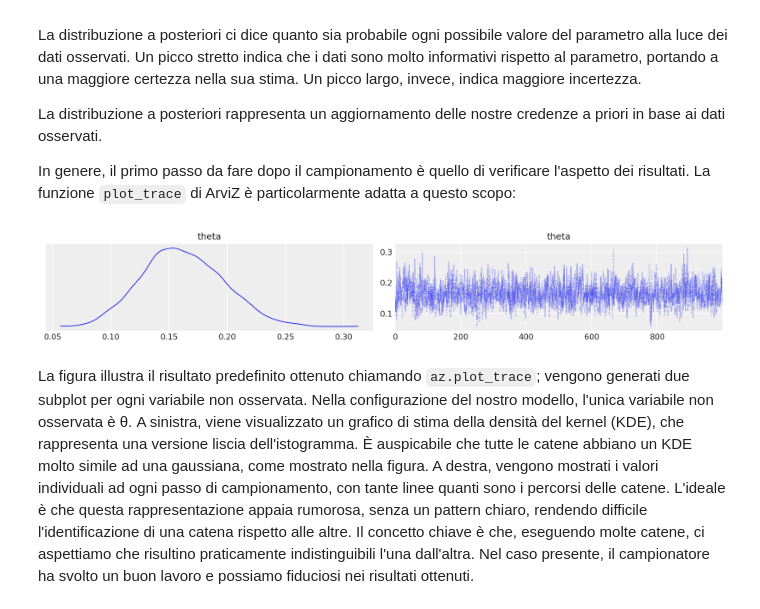
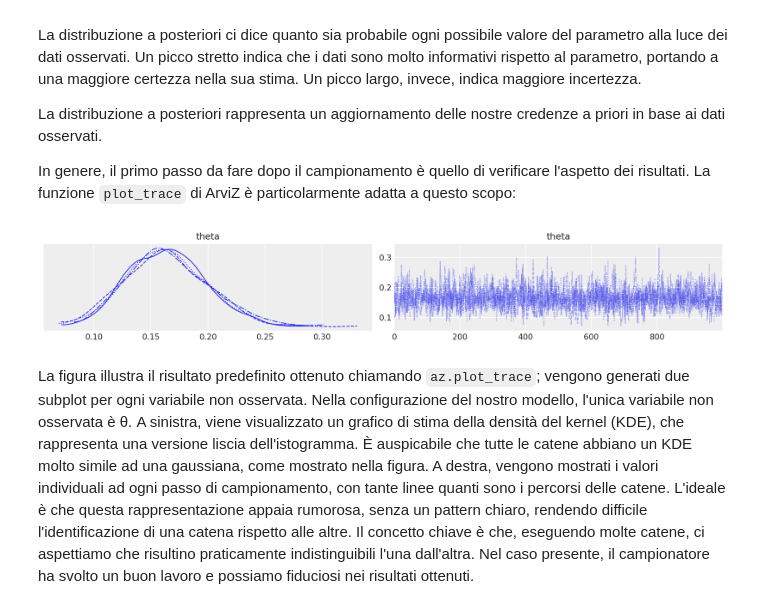
Before and after one commit to ccaudek/ds4p, a Jupyter notebook: _build/jupyter_execute/chapter_4/16_summary_posterior_pymc.ipynb, the cells around one changed output. Cells and saved outputs as stored; diff of their text form; code cells hidden in the pictures.

```diff
--- a/_build/jupyter_execute/chapter_4/16_summary_posterior_pymc.ipynb
+++ b/_build/jupyter_execute/chapter_4/16_summary_posterior_pymc.ipynb
@@ -80,9 +65,9 @@ La distribuzione a posteriori rappresenta un aggiornamento delle nostre credenze
 
 In genere, il primo passo da fare dopo il campionamento è quello di verificare l'aspetto dei risultati. La funzione `plot_trace` di ArviZ è particolarmente adatta a questo scopo:
 # %%
-_ = az.plot_trace(idata, combined=True)
+_ = az.plot_trace(idata)
 # %% [output]
-[figure, old version]
+[figure, new version]
 # %% [markdown]
 La figura illustra il risultato predefinito ottenuto chiamando `az.plot_trace`; vengono generati due subplot per ogni variabile non osservata. Nella configurazione del nostro modello, l'unica variabile non osservata è θ. A sinistra, viene visualizzato un grafico di stima della densità del kernel (KDE), che rappresenta una versione liscia dell'istogramma. È auspicabile che tutte le catene abbiano un KDE molto simile ad una gaussiana, come mostrato nella figura. A destra, vengono mostrati i valori individuali ad ogni passo di campionamento, con tante linee quanti sono i percorsi delle catene. L'ideale è che questa rappresentazione appaia rumorosa, senza un pattern chiaro, rendendo difficile l'identificazione di una catena rispetto alle altre. Il concetto chiave è che, eseguendo molte catene, ci aspettiamo che risultino praticamente indistinguibili l'una dall'altra. Nel caso presente, il campionatore ha svolto un buon lavoro e possiamo fiduciosi nei risultati ottenuti.
 # %% [markdown]
```
Also changed, not shown: parts of 21 cells of this notebook, 9 other files.
